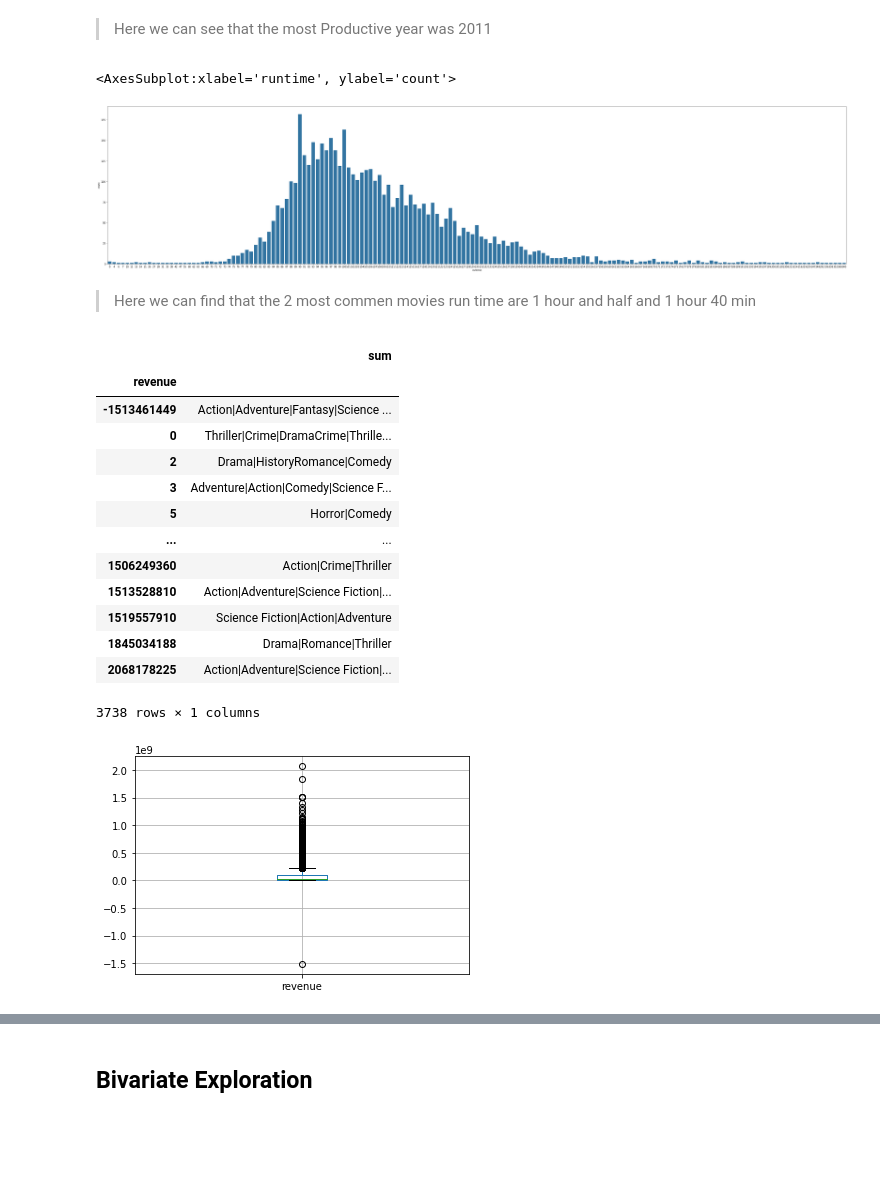
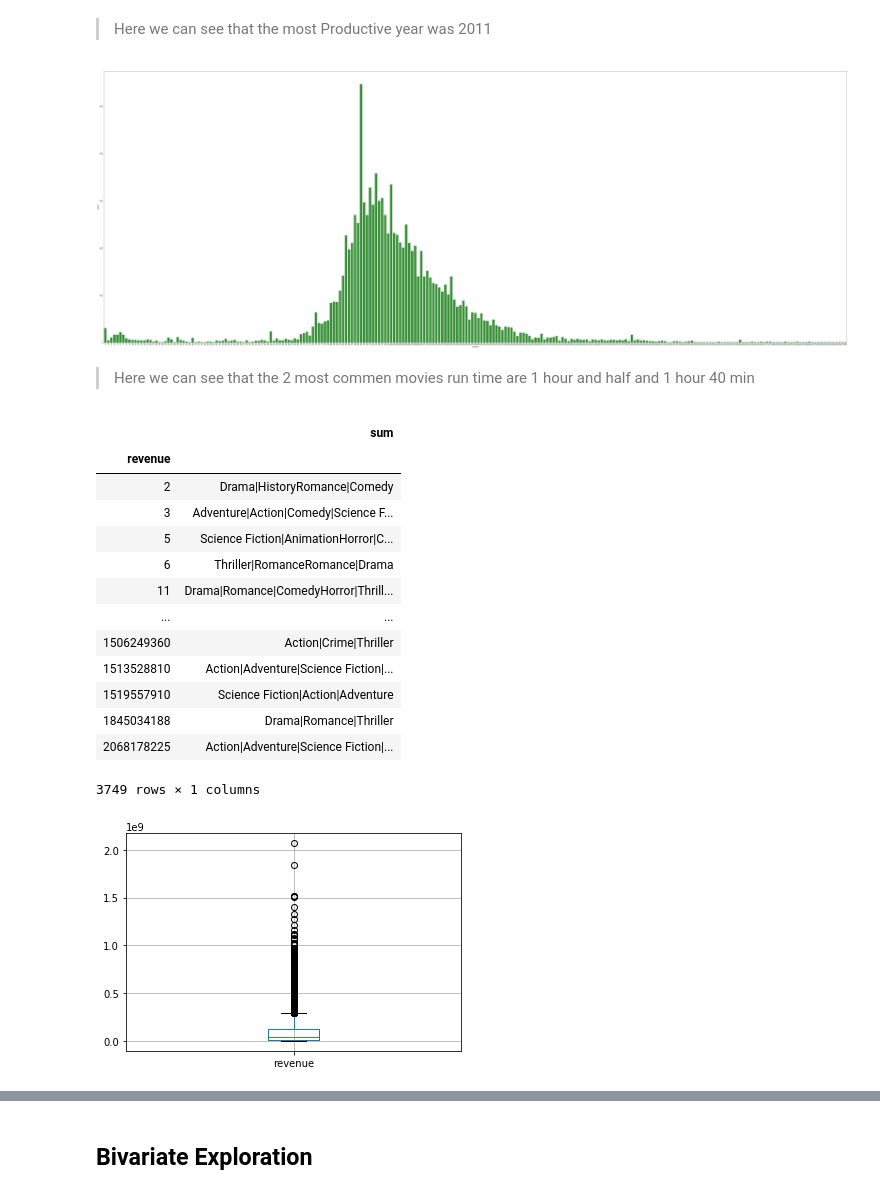
Before and after one commit to AbdelrahmanRagab38/Udacity_third-project_visualization, a Jupyter notebook: Movies_DB_exploratory.ipynb, the cells around one changed output, grey strips where cells are left out. Cells and saved outputs as stored; diff of their text form; code cells hidden in the pictures; blank space fills up the shorter version.

```diff
--- a/Movies_DB_exploratory.ipynb
+++ b/Movies_DB_exploratory.ipynb
@@ -61,2 +71,2 @@ dtype: int64
 # %%
-df_movies.drop(['homepage','tagline','keywords','production_companies'],axis=1,inplace=True)
+df_mov.drop(['homepage','tagline','keywords','production_companies'],axis=1,inplace=True)
@@ -63,6 +75,6 @@ df_movies.drop(['homepage','tagline','keywords','production_companies'],axis=1,i
 # %%
-df_movies.dropna(inplace=True)
-df_movies.isnull().sum()
+df_mov.dropna(inplace=True)
+print(df_mov.isnull().sum())
 # %% [output]
 id                0
 imdb_id           0
@@ -83,7 +95,7 @@ budget_adj        0
 revenue_adj       0
 dtype: int64
 # %%
-df_movies.drop_duplicates(inplace=True)
-df_movies.duplicated().sum()
+df_mov.drop_duplicates(inplace=True)
+print(df_mov.duplicated().sum())
 # %% [output]
 0
@@ -102,3 +131,0 @@ df_movies.describe().astype(int)
-# %%
-# here we removed the movies that has zero budget because it's not convenent
-df_movies = df_movies[df_movies.budget >= 100]
@@ -209,34 +230,36 @@ sb.countplot(data = df_movies, x = 'release_year', color = default_color)
 # %% [markdown]
 > Here we can see that the most Productive year was 2011
 # %%
-default_color = sb.color_palette()[0]
-plt.figure(figsize=[55, 12])
-sb.countplot(data = df_movies, x = 'runtime', color = default_color)
+default_color = sb.color_palette()[2]
+
+plt.figure(figsize=[80, 30])
+
+sb.countplot(data = df_movies, x = 'runtime', color = default_color);
 # %% [output]
-<AxesSubplot:xlabel='runtime', ylabel='count'>
-[figure, old version]
+[figure, new version]
 # %% [markdown]
-> Here we can find that the 2 most commen movies run time are 1 hour and half and 1 hour 40 min
+> Here we can see that the 2 most commen movies run time are 1 hour and half and 1 hour 40 min
 # %%
 # here we can find the most genere that return revenue
-df_movies['genres'].groupby(df_movies['revenue']).agg(['sum'])
+
+df_mov['genres'].groupby(df_mov['revenue']).agg(['sum'])
 # %% [output]
 |  | sum |
 | revenue |  |
-| -1513461449 | Action|Adventure|Fantasy|Science ... |
-| 0 | Thriller|Crime|DramaCrime|Thrille... |
 | 2 | Drama|HistoryRomance|Comedy |
 | 3 | Adventure|Action|Comedy|Science F... |
-| 5 | Horror|Comedy |
+| 5 | Science Fiction|AnimationHorror|C... |
+| 6 | Thriller|RomanceRomance|Drama |
+| 11 | Drama|Romance|ComedyHorror|Thrill... |
 | ... | ... |
 | 1506249360 | Action|Crime|Thriller |
 | 1513528810 | Action|Adventure|Science Fiction|... |
 | 1519557910 | Science Fiction|Action|Adventure |
 | 1845034188 | Drama|Romance|Thriller |
 | 2068178225 | Action|Adventure|Science Fiction|... |
-3738 rows × 1 columns
+3749 rows × 1 columns
 # %%
-#here we need to remove the outliers
-df_movies.boxplot(column=['revenue']);
+#here we need to remove the outliers from our data
+df_mov.boxplot(column=['revenue']);
 # %% [output]
-[figure, old version]
+[figure, new version]
```
Also changed, not shown: parts of 50 cells of this notebook.
